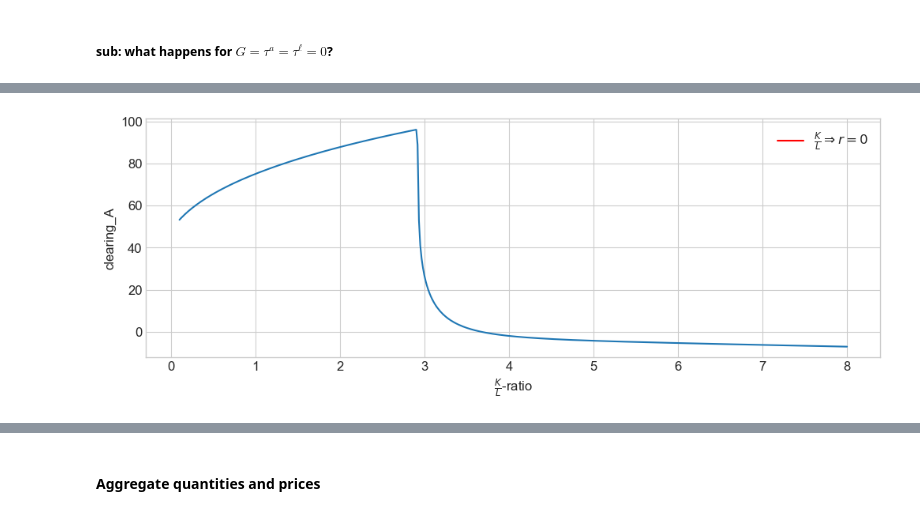
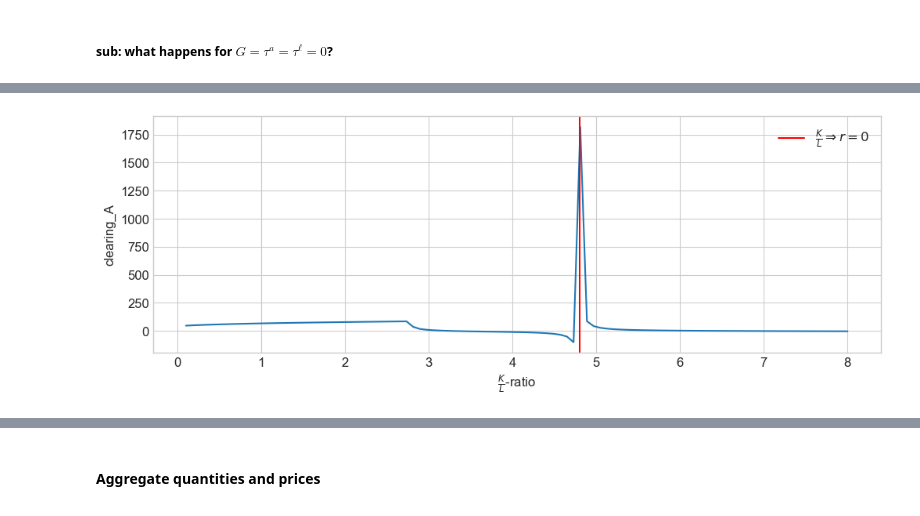
Before and after one commit to AskerNC/AdvMacroHet, a Jupyter notebook: Assignments/Handin/A1_hanc/results.ipynb, the cells around one changed output, grey strips where cells are left out. Drawn from its saved outputs; the diff is of its cells as text; code cells hidden in the pictures.

```diff
--- a/Assignments/Handin/A1_hanc/results.ipynb
+++ b/Assignments/Handin/A1_hanc/results.ipynb
@@ -40,29 +46,6 @@ ss.taul = 0.3
 ss.G = 0.3
 # %% [markdown]
 #### sub: problem with multiple equilibria
-# %%
-
-def clearing_across_kl(model,start,end,N,solveclearing='A',varlist =[ 'Y', 'C_hh','U_hh','A_hh','ELL_hh','I','K','L','B','taxa','taxl','r','w','clearing_A','clearing_C','clearing_L']):
-    kl_list = np.linspace(start,end,N)
-
-    out_dict = {var :np.empty(N) for var in varlist}
-
-    model_calib = model.copy()
-    for i in range(N):
-        clearingi = obj_ss_kl(kl_list[i],model_calib,solveclearing)
-        for key, val in out_dict.items():
-            val[i] = getattr(model_calib.ss,key)
-
-    return kl_list, out_dict
-
-def plot_clearing_across_kl(kl_list,out_dict,plotvar,solveclearing='A'):
-    fig = plt.figure(figsize=(12,4),dpi=100)
-    ax = fig.add_subplot(1,1,1)
-
-    ax.plot(kl_list,out_dict[plotvar])
-    ax.set_xlabel('$\\frac{K}{L}$-ratio')
-    ax.set_ylabel(f'{plotvar}')
-    return fig
 # %%
 kl_list, clearing_list = clearing_across_kl(model,0.1,9,100)
 # %%
@@ -118,9 +97,9 @@ fig3 = plot_clearing_across_kl(kl_list,clearing_list,'clearing_A')
 # %%
-klguess0 = (model_copy.par.delta/(model_copy.par.alpha*model_copy.ss.Gamma))**(1/(model_copy.par.alpha-1))
+fig3 = plot_clearing_across_kl(kl_list,clearing_list,'clearing_A')
+klguess0 = (model_nogov.par.delta/(model_nogov.par.alpha*model_nogov.ss.Gamma))**(1/(model_nogov.par.alpha-1))
 ax = fig3.axes[0]
 ax.axvline(klguess0, color='r', label='$\\frac{K}{L} \Rightarrow r=0$')
-ax.legend()
-fig3
+ax.legend();
 # %% [output]
-[figure, old version]
+[figure, new version]
 # %%
```
Also changed, not shown: parts of 50 cells of this notebook, 13 other files.
